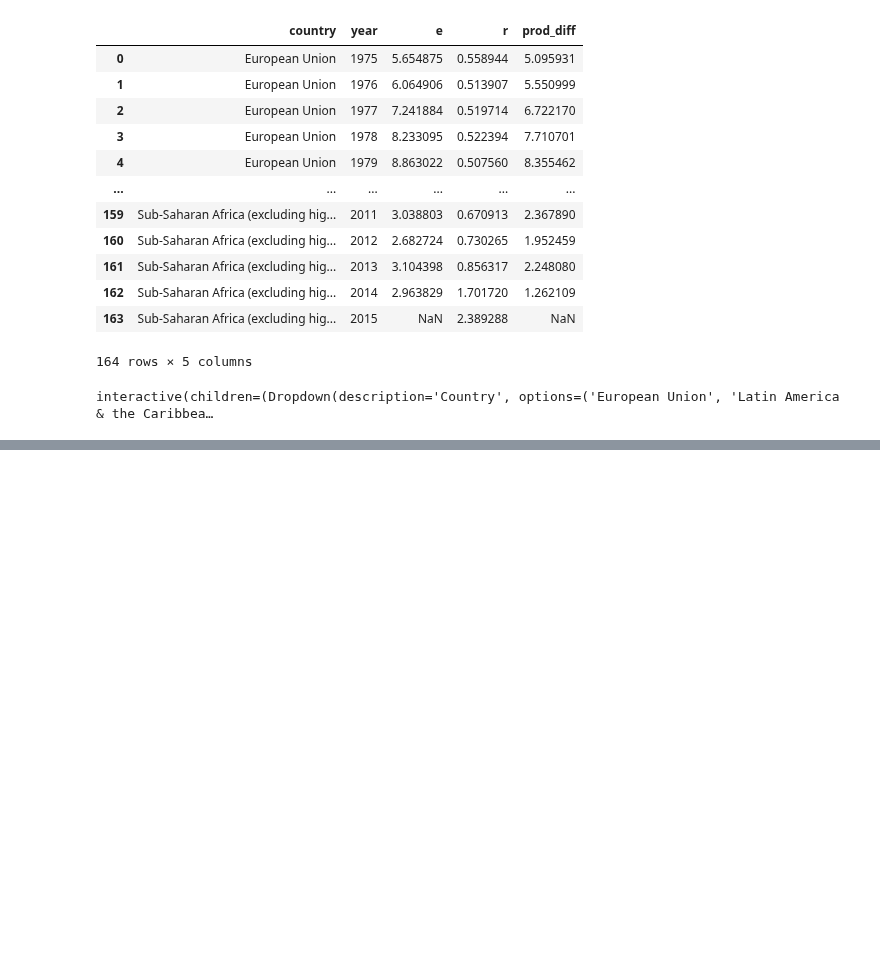
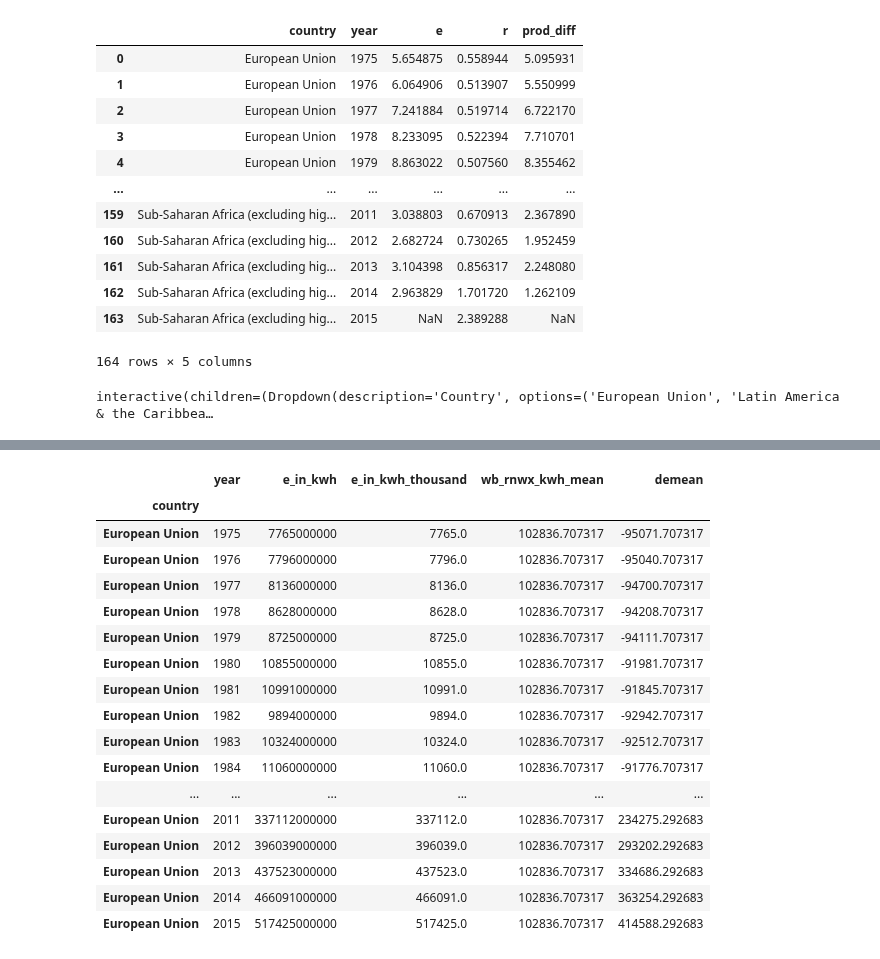
Before and after one commit to ghz106/Data-project, a Jupyter notebook: Data project.ipynb, the cells around one changed output, grey strips where cells are left out. Cells and saved outputs as stored; diff of their text form; code cells hidden in the pictures; blank space fills up the shorter version.

```diff
--- a/Data project.ipynb
+++ b/Data project.ipynb
@@ -114,0 +134,28 @@ interactive(children=(Dropdown(description='Country', options=('European Union',
+# %%
+wb_rnwx_kwh_ = wb_rnwx_kwh.copy()
+
+wb_rnwx_kwh_mean = wb_rnwx_kwh_.groupby('country')['e_in_kwh_thousand'].agg('mean') # spliting and apllying in one swoop
+
+wb_rnwx_kwh_mean.name = 'wb_rnwx_kwh_mean'
+wb_rnwx_kwh_ = wb_rnwx_kwh_.set_index('country').join(wb_rnwx_kwh_mean, how='left') # combining
+wb_rnwx_kwh_['demean'] = wb_rnwx_kwh_.e_in_kwh_thousand - wb_rnwx_kwh_.wb_rnwx_kwh_mean
+wb_rnwx_kwh_.xs('European Union')
+# %% [output]
+|  | year | e_in_kwh | e_in_kwh_thousand | wb_rnwx_kwh_mean | demean |
+| country |  |  |  |  |  |
+| European Union | 1975 | 7765000000 | 7765.0 | 102836.707317 | -95071.707317 |
+| European Union | 1976 | 7796000000 | 7796.0 | 102836.707317 | -95040.707317 |
+| European Union | 1977 | 8136000000 | 8136.0 | 102836.707317 | -94700.707317 |
+| European Union | 1978 | 8628000000 | 8628.0 | 102836.707317 | -94208.707317 |
+| European Union | 1979 | 8725000000 | 8725.0 | 102836.707317 | -94111.707317 |
+| European Union | 1980 | 10855000000 | 10855.0 | 102836.707317 | -91981.707317 |
+| European Union | 1981 | 10991000000 | 10991.0 | 102836.707317 | -91845.707317 |
+| European Union | 1982 | 9894000000 | 9894.0 | 102836.707317 | -92942.707317 |
+| European Union | 1983 | 10324000000 | 10324.0 | 102836.707317 | -92512.707317 |
+| European Union | 1984 | 11060000000 | 11060.0 | 102836.707317 | -91776.707317 |
+| ... | ... | ... | ... | ... | ... |
+| European Union | 2011 | 337112000000 | 337112.0 | 102836.707317 | 234275.292683 |
+| European Union | 2012 | 396039000000 | 396039.0 | 102836.707317 | 293202.292683 |
+| European Union | 2013 | 437523000000 | 437523.0 | 102836.707317 | 334686.292683 |
+| European Union | 2014 | 466091000000 | 466091.0 | 102836.707317 | 363254.292683 |
+| European Union | 2015 | 517425000000 | 517425.0 | 102836.707317 | 414588.292683 |
```
Also changed, not shown: parts of 4 cells of this notebook.
